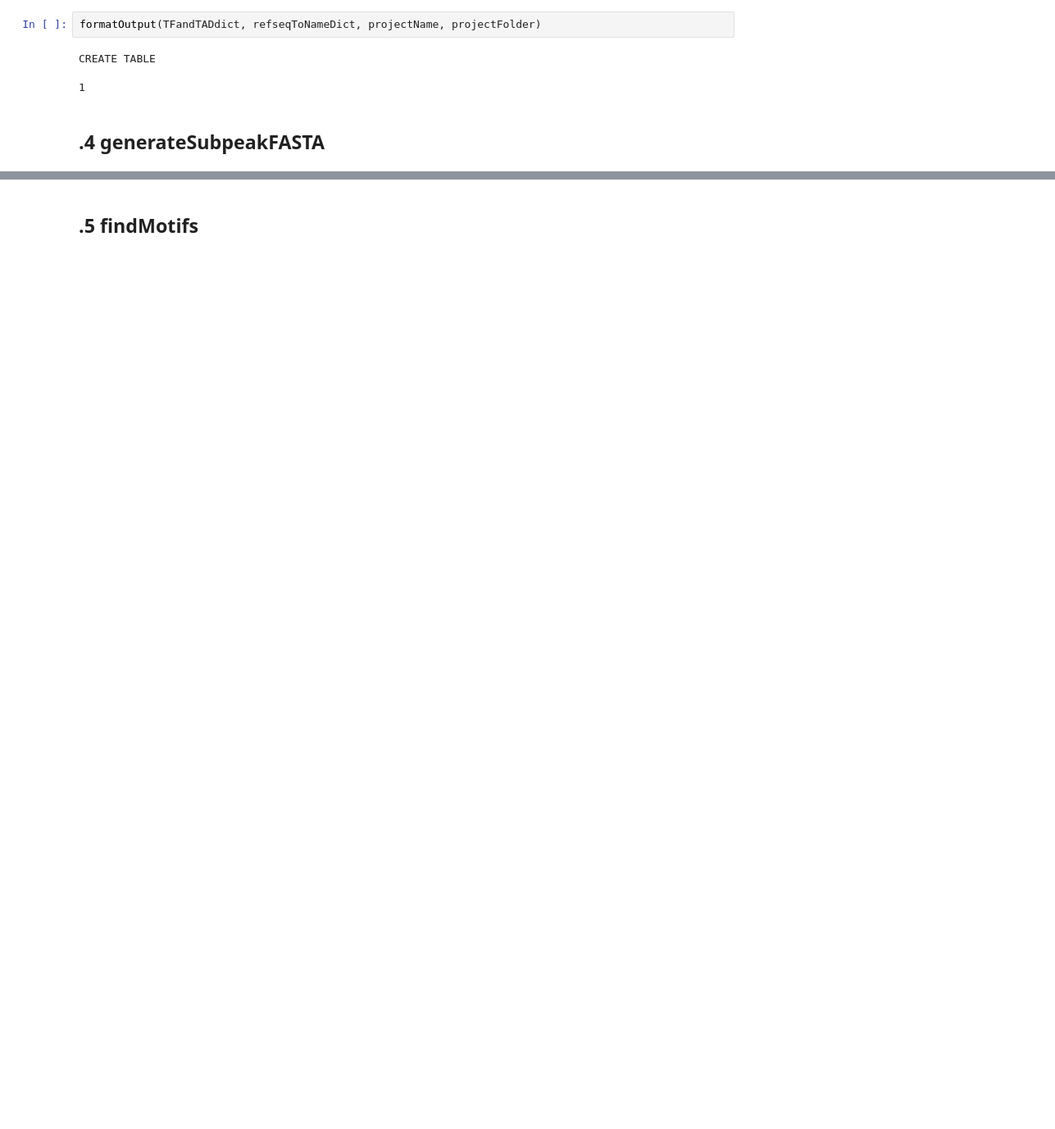
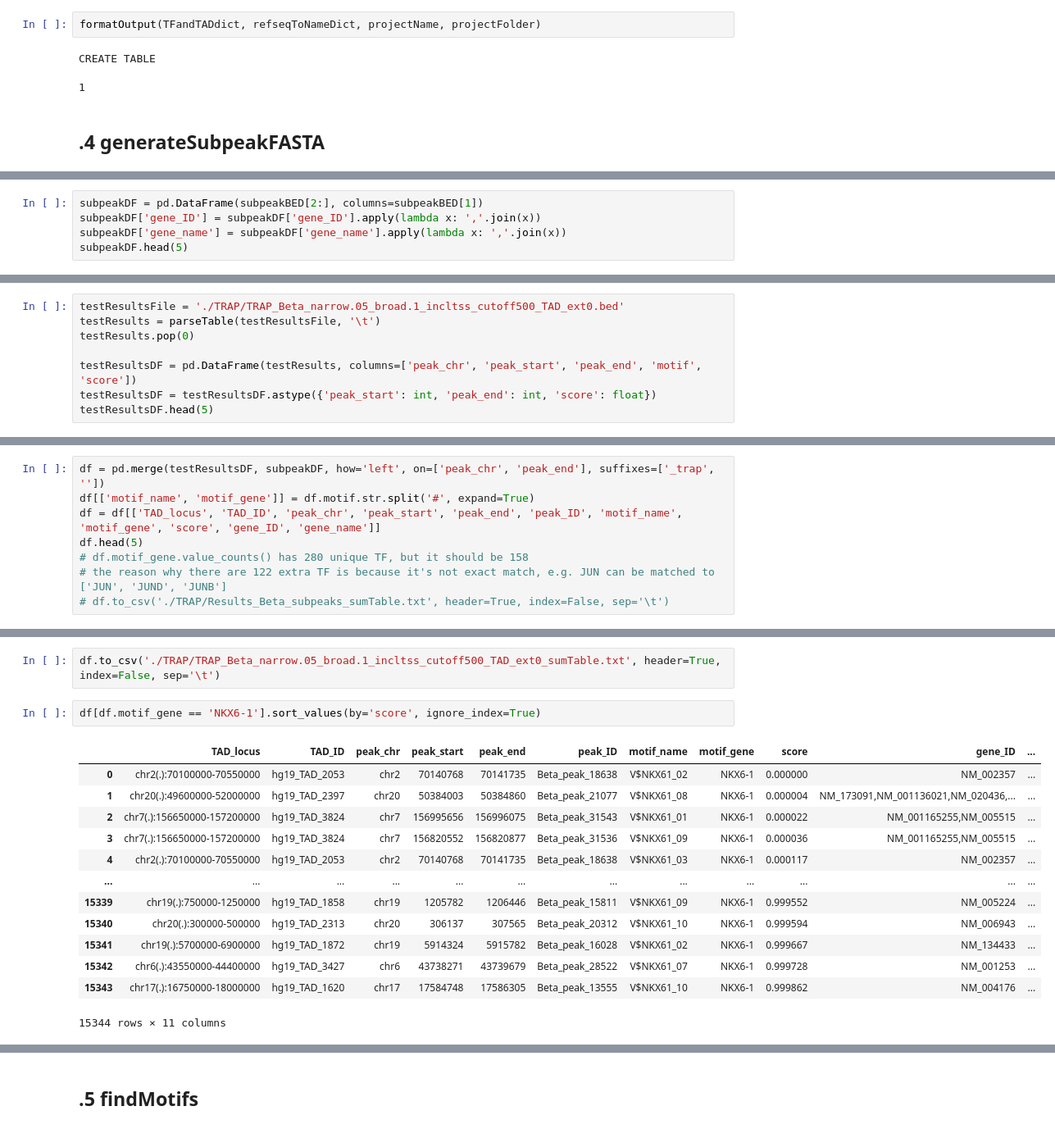
Before and after one commit to jieyi97/CRC-Construction, a Jupyter notebook: python_scripts.ipynb, the cells around one changed output, grey strips where cells are left out. Shown at 82% size. Cells and saved outputs as stored; diff of their text form; blank space fills up the shorter version.

```diff
--- a/python_scripts.ipynb
+++ b/python_scripts.ipynb
@@ -836,0 +1620,5 @@ subpeakBED, subpeakDict = generateSubpeakFASTA(c, subpeaks, genomeDirectory, mot
+# %%
+subpeakDF = pd.DataFrame(subpeakBED[2:], columns=subpeakBED[1])
+subpeakDF['gene_ID'] = subpeakDF['gene_ID'].apply(lambda x: ','.join(x))
+subpeakDF['gene_name'] = subpeakDF['gene_name'].apply(lambda x: ','.join(x))
+subpeakDF.head(5)
@@ -836,0 +1644,8 @@ subpeakBED, subpeakDict = generateSubpeakFASTA(c, subpeaks, genomeDirectory, mot
+# %%
+testResultsFile = './TRAP/TRAP_Beta_narrow.05_broad.1_incltss_cutoff500_TAD_ext0.bed'
+testResults = parseTable(testResultsFile, '\t')
+testResults.pop(0)
+
+testResultsDF = pd.DataFrame(testResults, columns=['peak_chr', 'peak_start', 'peak_end', 'motif', 'score'])
+testResultsDF = testResultsDF.astype({'peak_start': int, 'peak_end': int, 'score': float})
+testResultsDF.head(5)
@@ -836,0 +1659,8 @@ subpeakBED, subpeakDict = generateSubpeakFASTA(c, subpeaks, genomeDirectory, mot
+# %%
+df = pd.merge(testResultsDF, subpeakDF, how='left', on=['peak_chr', 'peak_end'], suffixes=['_trap', ''])
+df[['motif_name', 'motif_gene']] = df.motif.str.split('#', expand=True)
+df = df[['TAD_locus', 'TAD_ID', 'peak_chr', 'peak_start', 'peak_end', 'peak_ID', 'motif_name', 'motif_gene', 'score', 'gene_ID', 'gene_name']]
+df.head(5)
+# df.motif_gene.value_counts() has 280 unique TF, but it should be 158
+# the reason why there are 122 extra TF is because it's not exact match, e.g. JUN can be matched to ['JUN', 'JUND', 'JUNB']
+# df.to_csv('./TRAP/Results_Beta_subpeaks_sumTable.txt', header=True, index=False, sep='\t')
@@ -836,0 +1674,18 @@ subpeakBED, subpeakDict = generateSubpeakFASTA(c, subpeaks, genomeDirectory, mot
+# %%
+df.to_csv('./TRAP/TRAP_Beta_narrow.05_broad.1_incltss_cutoff500_TAD_ext0_sumTable.txt', header=True, index=False, sep='\t')
+# %%
+df[df.motif_gene == 'NKX6-1'].sort_values(by='score', ignore_index=True)
+# %% [output]
+|  | TAD_locus | TAD_ID | peak_chr | peak_start | peak_end | peak_ID | motif_name | motif_gene | score | gene_ID | ... |
+| 0 | chr2(.):70100000-70550000 | hg19_TAD_2053 | chr2 | 70140768 | 70141735 | Beta_peak_18638 | V$NKX61_02 | NKX6-1 | 0.000000 | NM_002357 | ... |
+| 1 | chr20(.):49600000-52000000 | hg19_TAD_2397 | chr20 | 50384003 | 50384860 | Beta_peak_21077 | V$NKX61_08 | NKX6-1 | 0.000004 | NM_173091,NM_001136021,NM_020436,... | ... |
+| 2 | chr7(.):156650000-157200000 | hg19_TAD_3824 | chr7 | 156995656 | 156996075 | Beta_peak_31543 | V$NKX61_01 | NKX6-1 | 0.000022 | NM_001165255,NM_005515 | ... |
+| 3 | chr7(.):156650000-157200000 | hg19_TAD_3824 | chr7 | 156820552 | 156820877 | Beta_peak_31536 | V$NKX61_09 | NKX6-1 | 0.000036 | NM_001165255,NM_005515 | ... |
+| 4 | chr2(.):70100000-70550000 | hg19_TAD_2053 | chr2 | 70140768 | 70141735 | Beta_peak_18638 | V$NKX61_03 | NKX6-1 | 0.000117 | NM_002357 | ... |
+| ... | ... | ... | ... | ... | ... | ... | ... | ... | ... | ... | ... |
+| 15339 | chr19(.):750000-1250000 | hg19_TAD_1858 | chr19 | 1205782 | 1206446 | Beta_peak_15811 | V$NKX61_09 | NKX6-1 | 0.999552 | NM_005224 | ... |
+| 15340 | chr20(.):300000-500000 | hg19_TAD_2313 | chr20 | 306137 | 307565 | Beta_peak_20312 | V$NKX61_10 | NKX6-1 | 0.999594 | NM_006943 | ... |
+| 15341 | chr19(.):5700000-6900000 | hg19_TAD_1872 | chr19 | 5914324 | 5915782 | Beta_peak_16028 | V$NKX61_02 | NKX6-1 | 0.999667 | NM_134433 | ... |
+| 15342 | chr6(.):43550000-44400000 | hg19_TAD_3427 | chr6 | 43738271 | 43739679 | Beta_peak_28522 | V$NKX61_07 | NKX6-1 | 0.999728 | NM_001253 | ... |
+| 15343 | chr17(.):16750000-18000000 | hg19_TAD_1620 | chr17 | 17584748 | 17586305 | Beta_peak_13555 | V$NKX61_10 | NKX6-1 | 0.999862 | NM_004176 | ... |
+15344 rows × 11 columns
```
Also changed, not shown: parts of 117 cells of this notebook, 5 other files.
